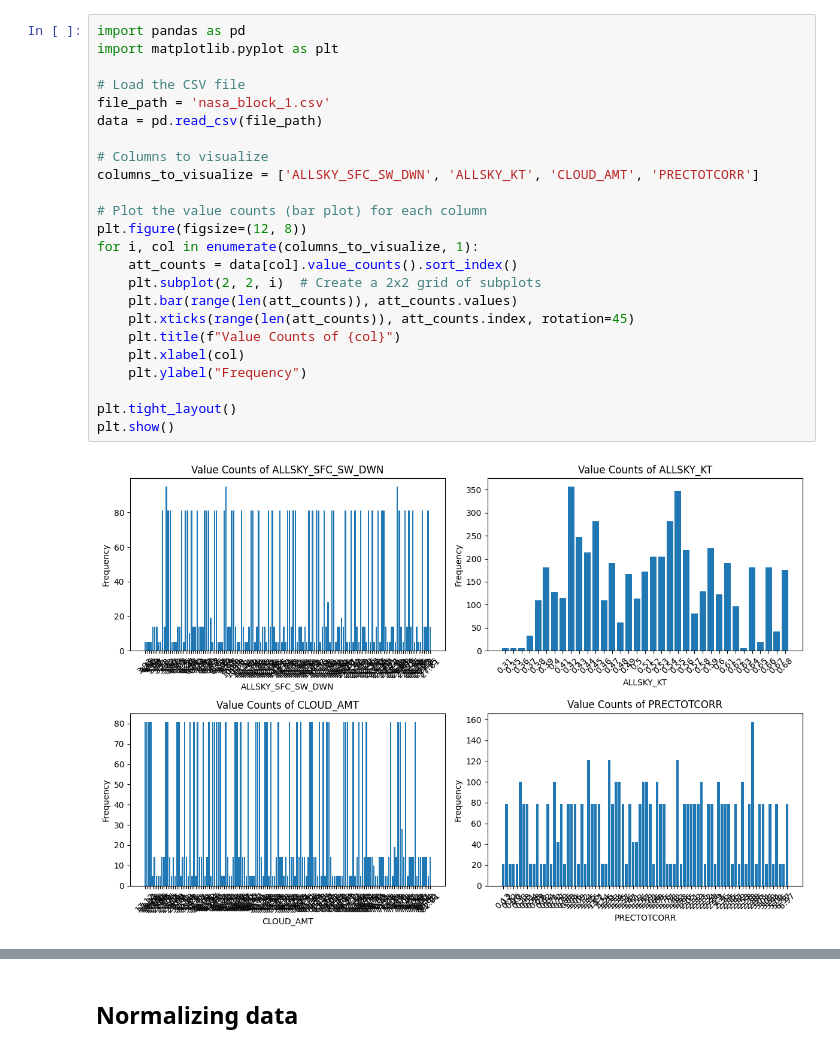
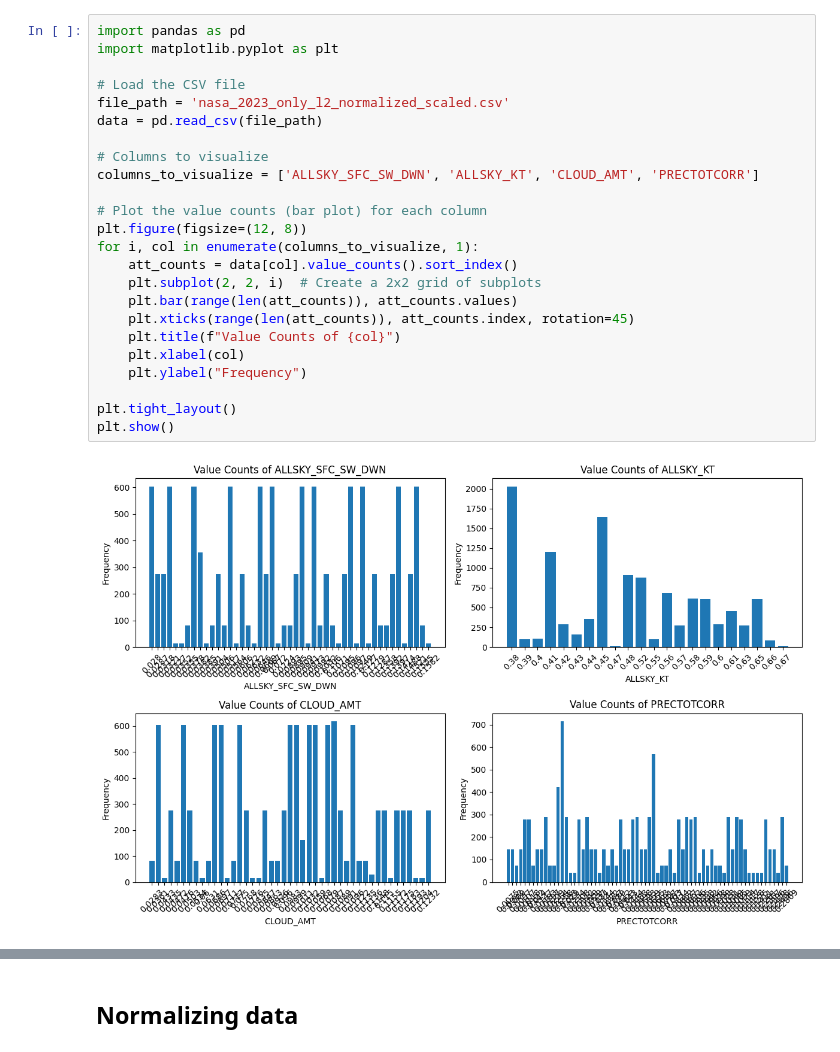
Before and after one commit to RHosgor7/yzv202e, a Jupyter notebook: data_prep.ipynb, the cells around one changed output, grey strips where cells are left out. Cells and saved outputs as stored; diff of their text form.

```diff
--- a/data_prep.ipynb
+++ b/data_prep.ipynb
@@ -1,26 +1,26 @@
 # %%
 import pandas as pd
 import matplotlib.pyplot as plt
 
 # Load the CSV file
-file_path = 'nasa_block_1.csv'
+file_path = 'nasa_2023_only_l2_normalized_scaled.csv'
 data = pd.read_csv(file_path)
 
 # Columns to visualize
 columns_to_visualize = ['ALLSKY_SFC_SW_DWN', 'ALLSKY_KT', 'CLOUD_AMT', 'PRECTOTCORR']
 
 # Plot the value counts (bar plot) for each column
 plt.figure(figsize=(12, 8))
 for i, col in enumerate(columns_to_visualize, 1):
     att_counts = data[col].value_counts().sort_index()
     plt.subplot(2, 2, i)  # Create a 2x2 grid of subplots
     plt.bar(range(len(att_counts)), att_counts.values)
     plt.xticks(range(len(att_counts)), att_counts.index, rotation=45)
     plt.title(f"Value Counts of {col}")
     plt.xlabel(col)
     plt.ylabel("Frequency")
 
 plt.tight_layout()
 plt.show()
 # %% [output]
-[figure, old version]
+[figure, new version]
```
Also changed, not shown: parts of 9 cells of this notebook, 35 other files.
